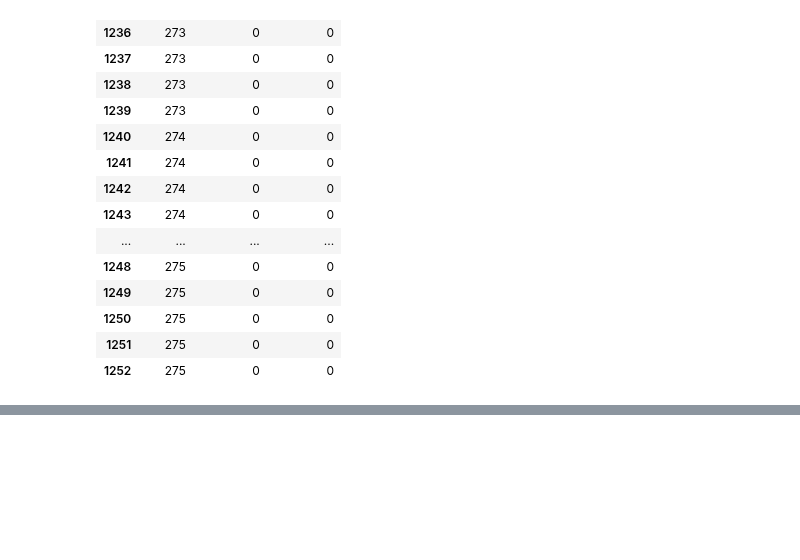
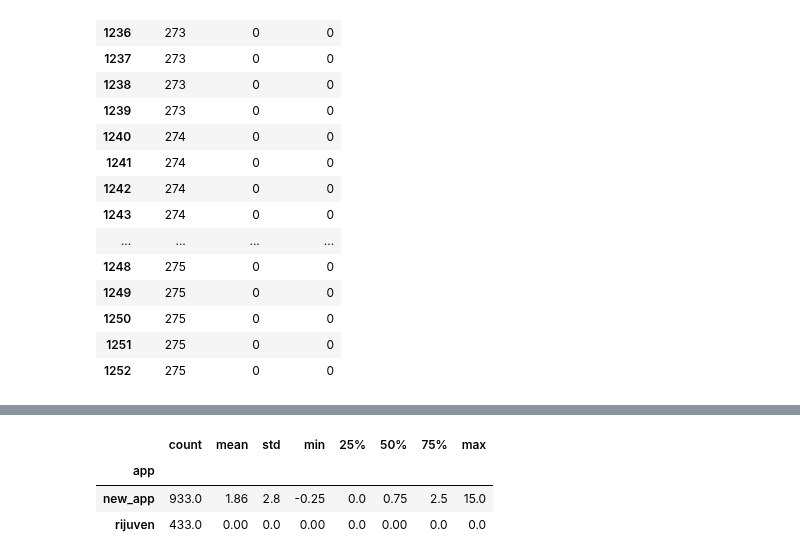
Before and after one commit to Alejandro-131004/cardio-trimodal-align, a Jupyter notebook: Data_Processing.ipynb, the cells around one changed output, grey strips where cells are left out. Saved outputs shown, nothing was run; the diff lists cells and outputs as text; code cells hidden in the pictures; blank space fills up the shorter version.

```diff
--- a/Data_Processing.ipynb
+++ b/Data_Processing.ipynb
@@ -954,0 +978,8 @@ pd.DataFrame({
+# %%
+recordings["lost_s"] = recordings["lost_ecg"] / 4   # 4 packets per second (Packages_frequency)
+recordings.groupby("app")["lost_s"].describe().round(2)
+# %% [output]
+|  | count | mean | std | min | 25% | 50% | 75% | max |
+| app |  |  |  |  |  |  |  |  |
+| new_app | 933.0 | 1.86 | 2.8 | -0.25 | 0.0 | 0.75 | 2.5 | 15.0 |
+| rijuven | 433.0 | 0.00 | 0.0 | 0.00 | 0.0 | 0.00 | 0.0 | 0.0 |
```
Also changed, not shown: parts of 44 cells of this notebook.
